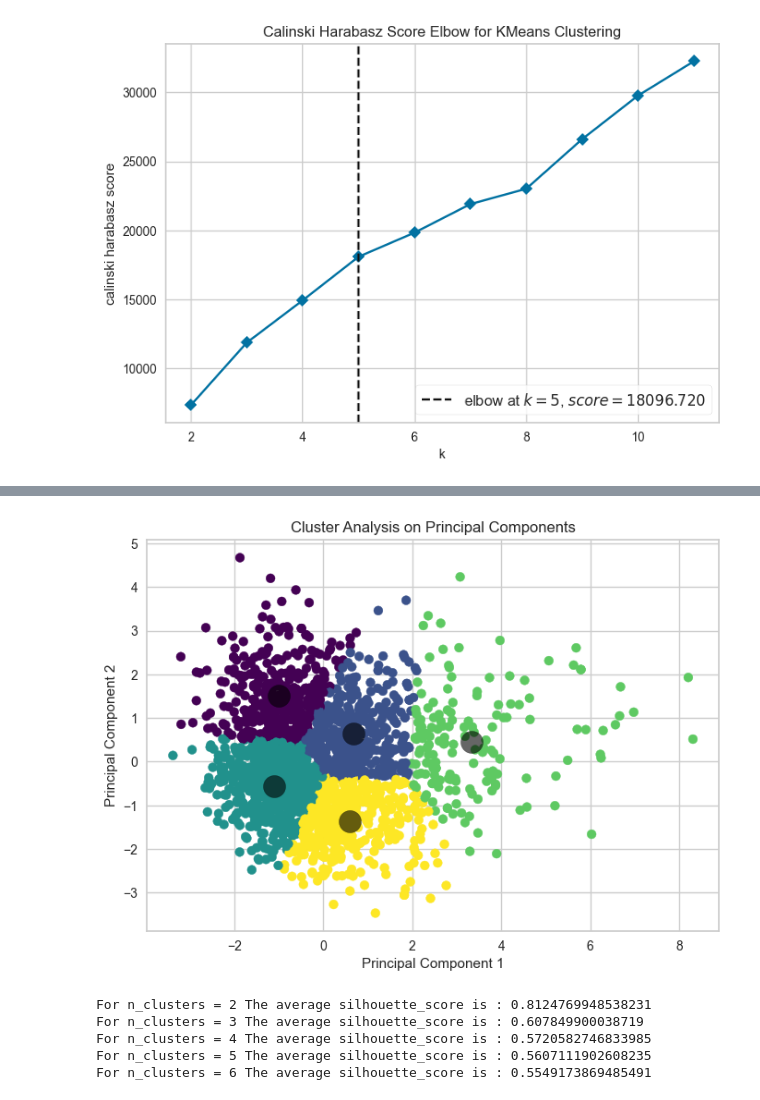
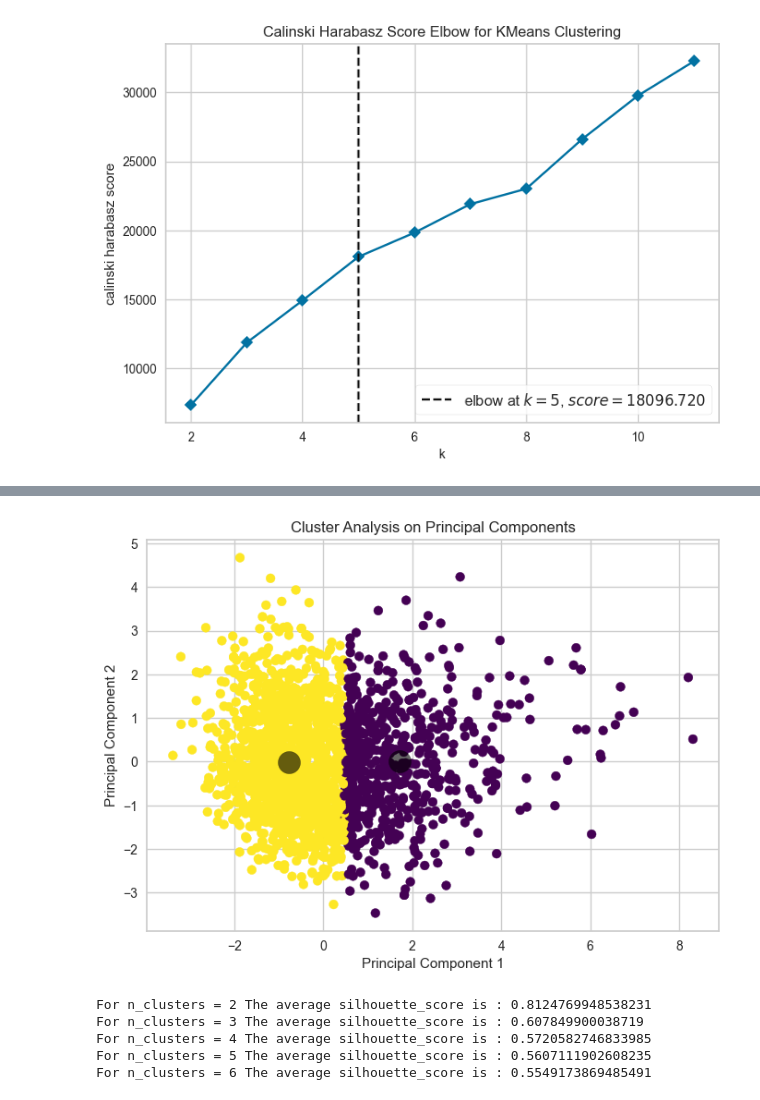
Before and after one commit to estebandonis/Proyecto1-MineriadeDatos, a Jupyter notebook: proyecto1.ipynb, the cells around one changed output, grey strips where cells are left out. Saved outputs shown, nothing was run; the diff lists cells and outputs as text; code cells hidden in the pictures.

```diff
--- a/proyecto1.ipynb
+++ b/proyecto1.ipynb
@@ -309,35 +341,35 @@ import pandas as pd
 from sklearn.decomposition import PCA
 from sklearn.preprocessing import StandardScaler
 import seaborn as sns
 import matplotlib.pyplot as plt
 from sklearn.cluster import KMeans
 
 
 
 # Estandarización de las características
 features = ['popularity', 'danceability', 'energy', 'loudness', 'speechiness', 'acousticness', 'instrumentalness', 'liveness', 'valence', 'tempo']
 x = songs_df.loc[:, features].values
 x = StandardScaler().fit_transform(x)
 
 # PCA para reducir la dimensionalidad
 pca = PCA(n_components=2)
 principalComponents = pca.fit_transform(x)
 principalDf = pd.DataFrame(data=principalComponents, columns=['principal component 1', 'principal component 2'])
 
 # KMeans para el análisis de clusters
-kmeans = KMeans(n_clusters=5)
+kmeans = KMeans(n_clusters=2)
 kmeans.fit(principalDf)
 y_kmeans = kmeans.predict(principalDf)
 
 plt.scatter(principalDf['principal component 1'], principalDf['principal component 2'], c=y_kmeans, s=50, cmap='viridis')
 centers = kmeans.cluster_centers_
 plt.scatter(centers[:, 0], centers[:, 1], c='black', s=300, alpha=0.6)
 plt.xlabel('Principal Component 1')
 plt.ylabel('Principal Component 2')
 plt.title('Cluster Analysis on Principal Components')
 plt.show()
 # %% [output]
-[figure, old version]
+[figure, new version]
 # %%
 from sklearn.datasets import make_blobs
 from sklearn.cluster import KMeans, AgglomerativeClustering
```
Also changed, not shown: parts of 7 cells of this notebook.
